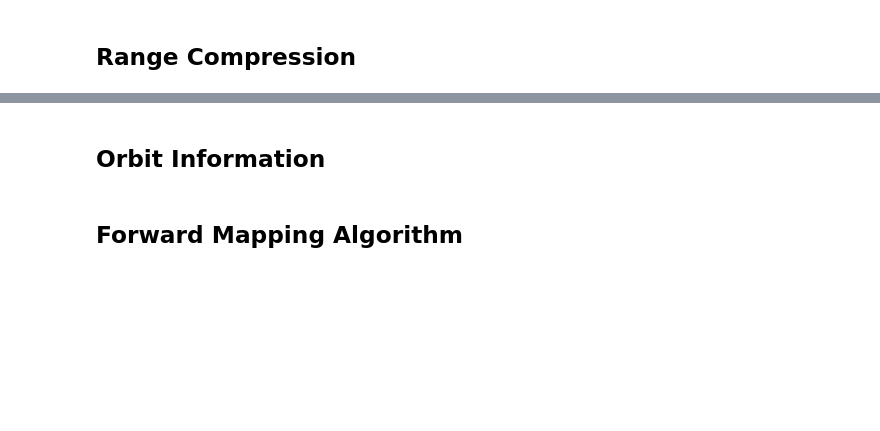
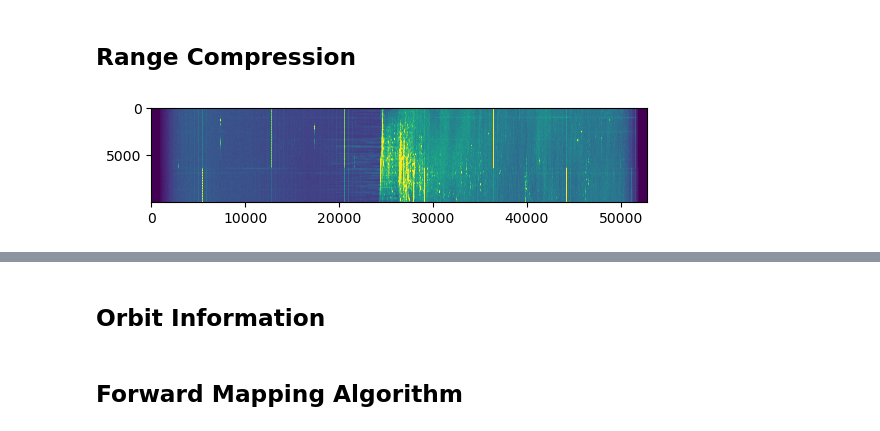
Before and after one commit to AndrewPlayer3/sar_processing, a Jupyter notebook: nisar_level0/nisar-eval.ipynb, the cells around one changed output, grey strips where cells are left out. Cells and saved outputs as stored; diff of their text form; code cells hidden in the pictures; blank space fills up the shorter version.

```diff
--- a/nisar_level0/nisar-eval.ipynb
+++ b/nisar_level0/nisar-eval.ipynb
@@ -120,7 +122,9 @@ rc_subset = ifftshift(ifft(fft(decoded) * np.conj(reference_1), axis=1)[:, :num_
 # %%
 # %matplotlib qt
 %matplotlib inline
-plt.imshow(np.abs(rc_subset))
+plt.imshow(np.abs(rc_subset), vmin=0, vmax=4)
 plt.show()
+# %% [output]
+[figure, added]
 # %%
 plot_signal_components(decoded[9205, :num_rng])
```
Also changed, not shown: parts of 7 cells of this notebook.
